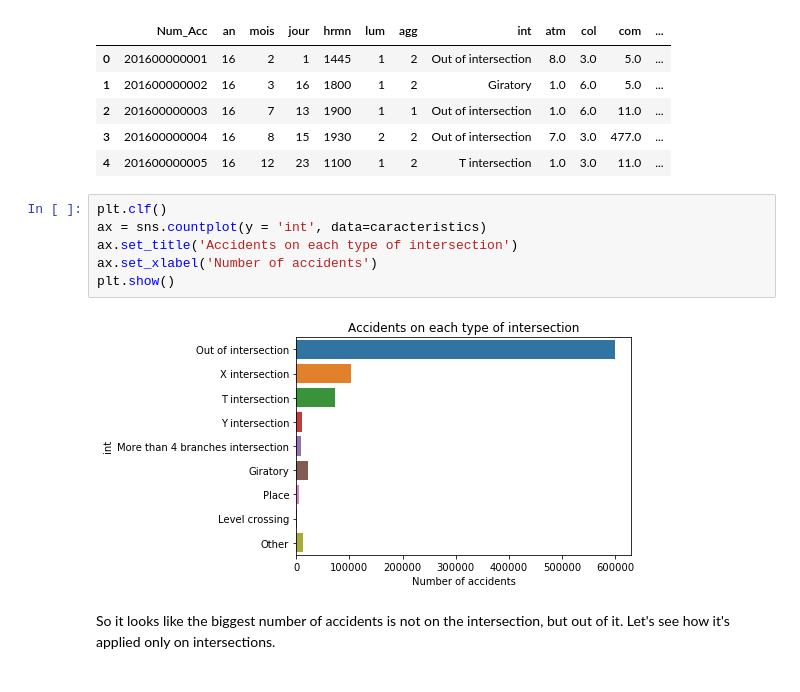
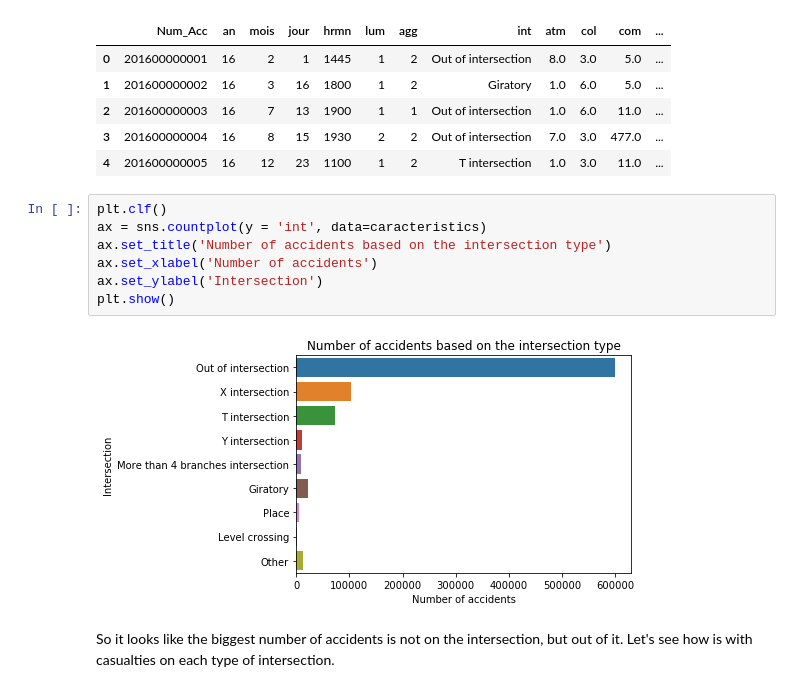
Before and after one commit to danpeczek/france-accidents, a Jupyter notebook: What is the safest type of intersection.ipynb, the cells around one changed output. Cells and saved outputs as stored; diff of their text form.

```diff
--- a/What is the safest type of intersection.ipynb
+++ b/What is the safest type of intersection.ipynb
@@ -67,10 +63,11 @@ caracteristics.head()
 # %%
 plt.clf()
 ax = sns.countplot(y = 'int', data=caracteristics)
-ax.set_title('Accidents on each type of intersection')
+ax.set_title('Number of accidents based on the intersection type')
 ax.set_xlabel('Number of accidents')
+ax.set_ylabel('Intersection')
 plt.show()
 # %% [output]
-[figure, old version]
+[figure, new version]
 # %% [markdown]
-So it looks like the biggest number of accidents is not on the intersection, but out of it. Let's see how it's applied only on intersections.
+So it looks like the biggest number of accidents is not on the intersection, but out of it. Let's see how is with casualties on each type of intersection.
```
Also changed, not shown: parts of 4 cells of this notebook, 1 other file.
